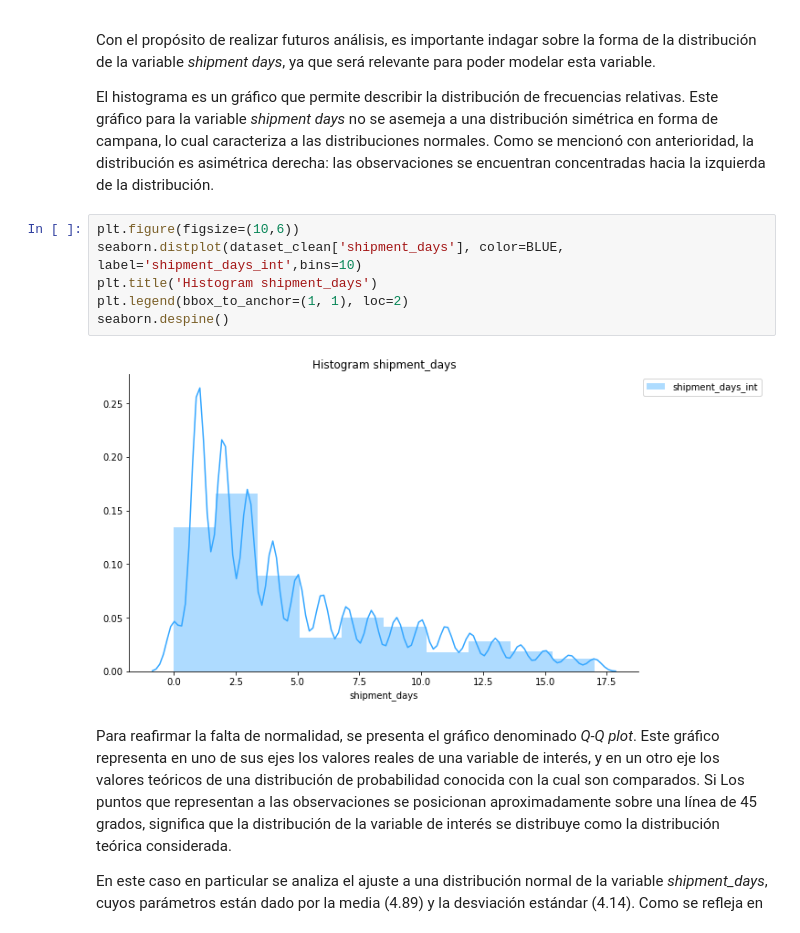
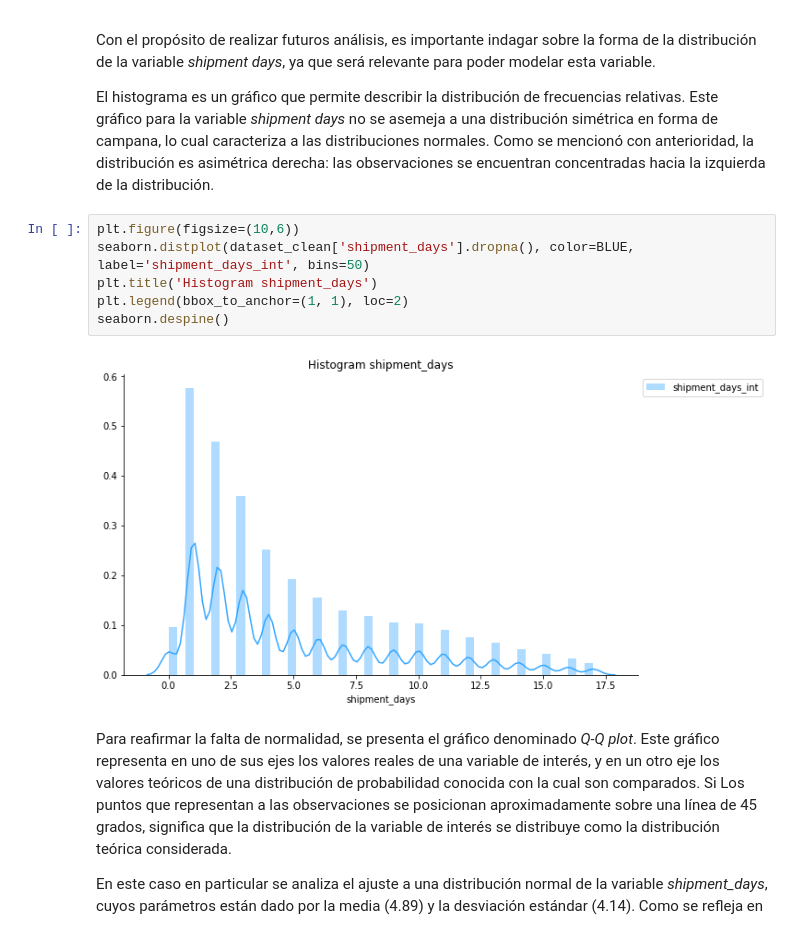
Before and after one commit to cnoeliachaves/diplodatos, a Jupyter notebook: mentoria/practico1Mentoria.ipynb, the cells around one changed output. Saved outputs shown, nothing was run; the diff lists cells and outputs as text.

```diff
--- a/mentoria/practico1Mentoria.ipynb
+++ b/mentoria/practico1Mentoria.ipynb
@@ -279,12 +281,12 @@ Con el propósito de realizar futuros análisis, es importante indagar sobre la
 El histograma es un gráfico que permite describir la distribución de frecuencias relativas. Este gráfico para la variable *shipment days* no se asemeja a una distribución simétrica en forma de campana, lo cual caracteriza a las distribuciones normales. Como se mencionó con anterioridad, la distribución es asimétrica derecha: las observaciones se encuentran concentradas hacia la izquierda de la distribución.
 # %%
 plt.figure(figsize=(10,6))
-seaborn.distplot(dataset_clean['shipment_days'], color=BLUE, label='shipment_days_int',bins=10)
+seaborn.distplot(dataset_clean['shipment_days'].dropna(), color=BLUE, label='shipment_days_int', bins=50)
 plt.title('Histogram shipment_days')
 plt.legend(bbox_to_anchor=(1, 1), loc=2)
 seaborn.despine()
 # %% [output]
-[figure, old version]
+[figure, new version]
 # %% [markdown]
 Para reafirmar la falta de normalidad, se presenta el gráfico denominado *Q-Q plot*. Este gráfico representa en uno de sus ejes los valores reales de una variable de interés, y en un otro eje los valores teóricos de una distribución de probabilidad conocida con la cual son comparados. Si Los puntos que representan a las observaciones se posicionan aproximadamente sobre una línea de 45 grados, significa que la distribución de la variable de interés se distribuye como la distribución teórica considerada.
 
```
Also changed, not shown: parts of 8 cells of this notebook, 4 other files.
